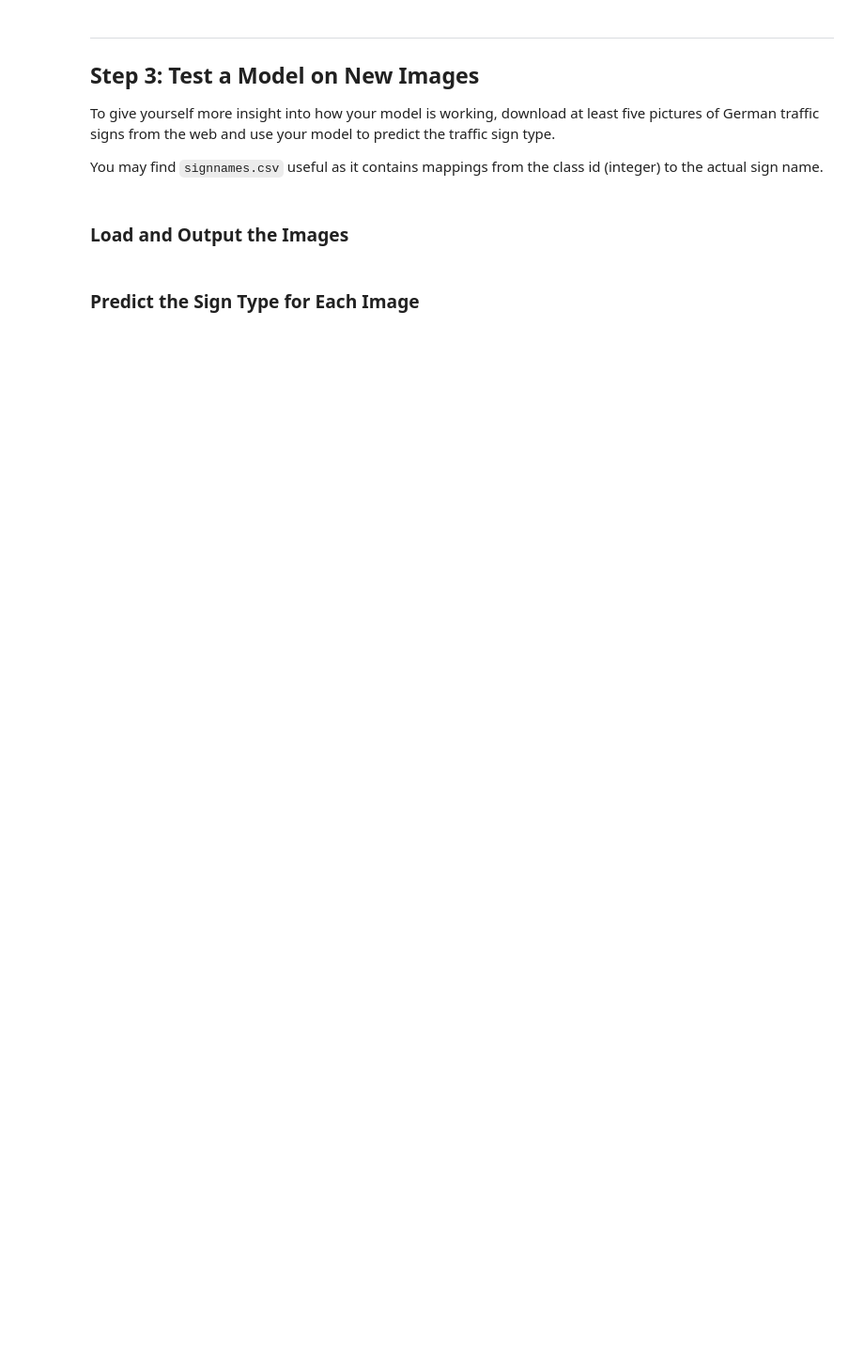
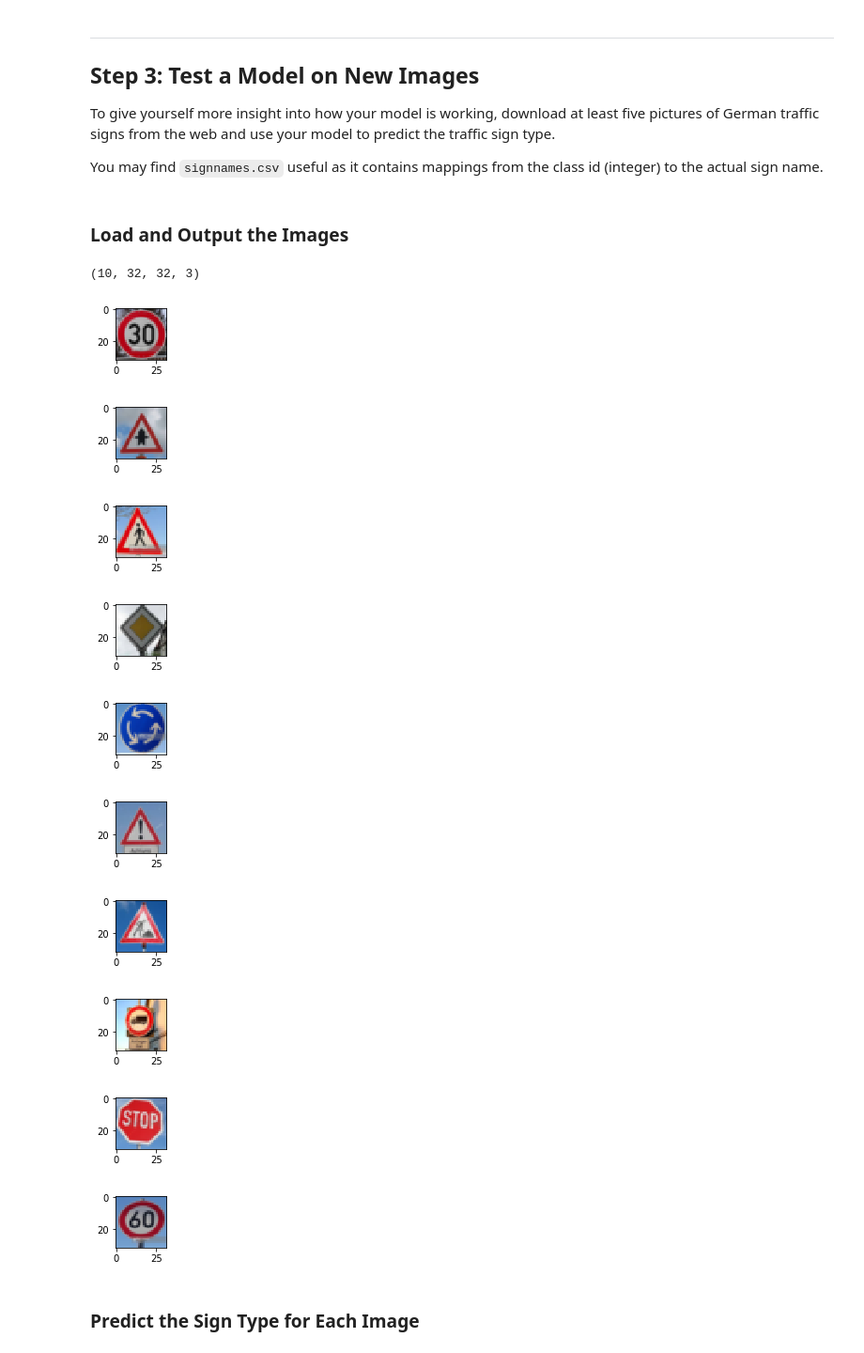
Before and after one commit to magak/CDC_Task2, a Jupyter notebook: Traffic_Sign_Classifier.ipynb, the cells around one changed output. Shown at 94% size. Drawn from its saved outputs; the diff is of its cells as text; code cells hidden in the pictures; blank space fills up the shorter version.

```diff
--- a/Traffic_Sign_Classifier.ipynb
+++ b/Traffic_Sign_Classifier.ipynb
@@ -120,6 +120,9 @@ def rgbToHsv(rgb):
 
 def rgb2gray(rgb):
     return np.dot(rgb[...,:3], [0.299, 0.587, 0.114])
+
+def normalizeImage(img):
+    return (img-128)/128
 
 def shift_func(output_coords):
     return (output_coords[0] + mv['mv1'], output_coords[1] + mv['mv2'])
@@ -370,12 +373,20 @@ alterArr(X_train2)
 X_train3 = np.copy(X_train)
 alterArr(X_train3)
 
+X_train4 = np.copy(X_train)
+alterArr(X_train4)
+
+X_train5 = np.copy(X_train)
+alterArr(X_train5)
+
 y_train1 = np.copy(y_train)
 y_train2 = np.copy(y_train)
 y_train3 = np.copy(y_train)
+y_train4 = np.copy(y_train)
+y_train5 = np.copy(y_train)
 
-X_train = np.concatenate((X_train, X_train1, X_train2, X_train3),0)
-y_train = np.concatenate((y_train, y_train1, y_train2, y_train3),0)
+X_train = np.concatenate((X_train, X_train1, X_train2, X_train3, X_train4, X_train5),0)
+y_train = np.concatenate((y_train, y_train1, y_train2, y_train3, y_train4, y_train5),0)
 
 print(X_train.shape)
 print(y_train.shape)
@@ -385,9 +396,9 @@ print(y_train.shape)
 # %% [markdown]
 Normalizing data
 # %%
-X_train = (X_train-128)/128
-X_valid = (X_valid-128)/128
-X_test = (X_test-128)/128
+X_train = normalizeImage(X_train)#(X_train-128)/128
+X_valid = normalizeImage(X_valid)#(X_valid-128)/128
+X_test = normalizeImage(X_test)#(X_test-128)/128
 # %% [markdown]
 Shuffle the training data
 # %%
@@ -596,3 +603,34 @@ You may find `signnames.csv` useful as it contains mappings from the class id (i
+# %%
+### Load the images and plot them here.
+import scipy
+from scipy import ndimage
+from scipy import misc
+
+newsigns = []
+
+for i in range(10):
+    fileName = 'new_signs/{}.jpg'.format(str(i+1))
+    new_sign = ndimage.imread(fileName)
+    new_sign = misc.imresize(new_sign,(IMAGE_WIDTH, IMAGE_HEIGHT))
+    plt.figure(figsize=(1,1))
+    newsigns.append(new_sign)
+    plt.imshow(new_sign)
+
+newsigns = np.array(newsigns)
+print(newsigns.shape)
+### Feel free to use as many code cells as needed.
+# %% [output]
+(10, 32, 32, 3)
+[figure, added]
+[figure, added]
+[figure, added]
+[figure, added]
+[figure, added]
+[figure, added]
+[figure, added]
+[figure, added]
+[figure, added]
+[figure, added]
 # %% [markdown]
 ### Predict the Sign Type for Each Image
 # %%
```
Also changed, not shown: parts of 10 cells of this notebook, 3 other files.
